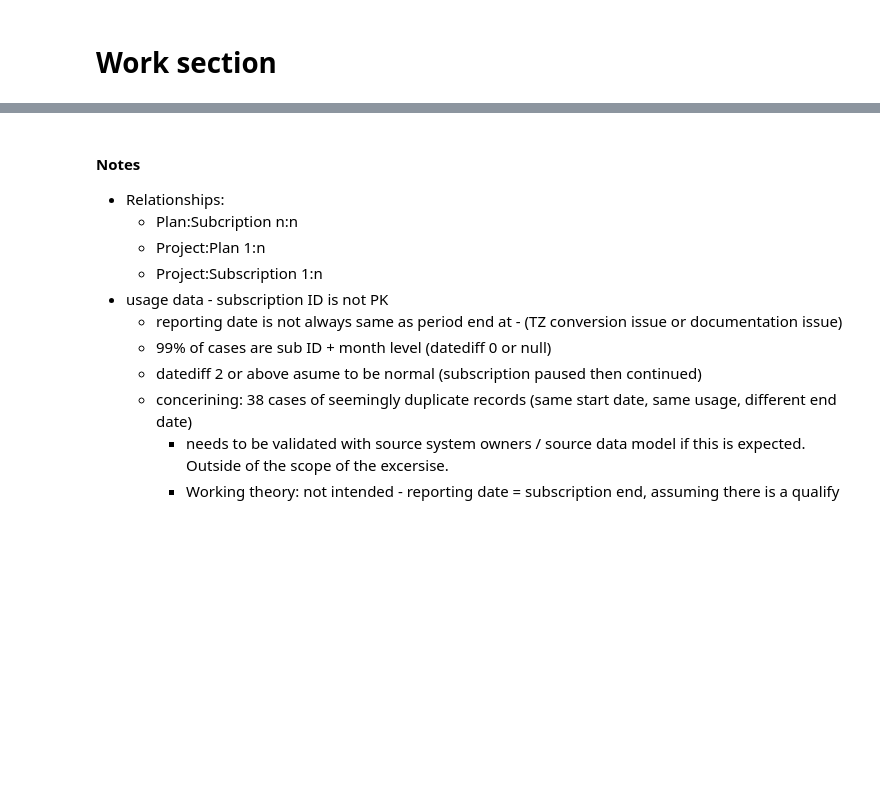
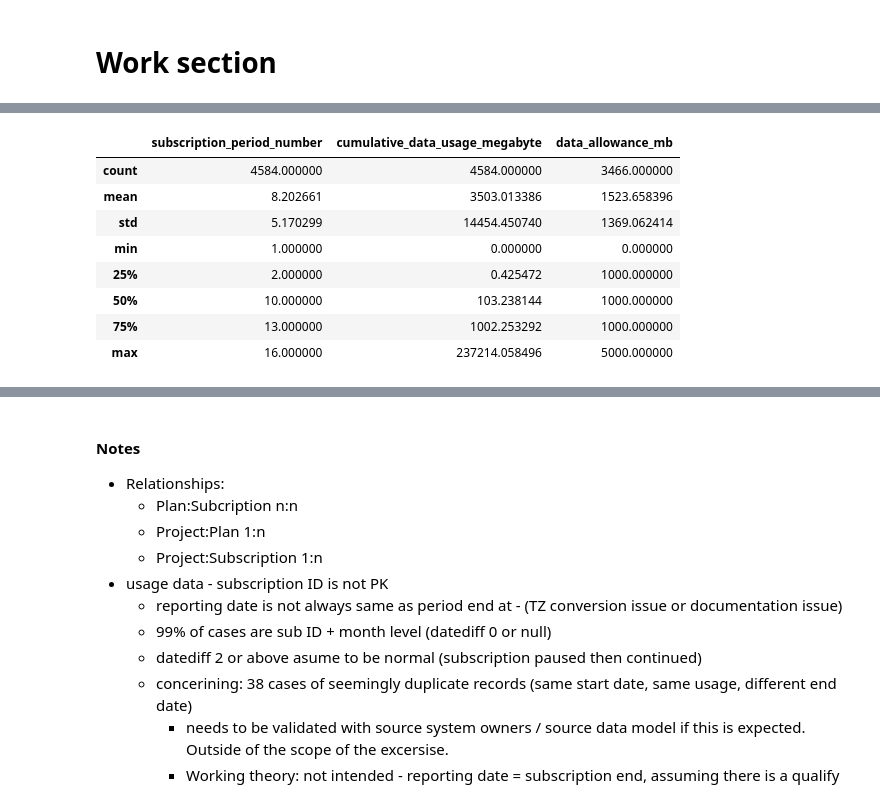
Before and after one commit to gigs-hiring/data-analyst-hiring, a Jupyter notebook: analysis.ipynb, the cells around one changed output, grey strips where cells are left out. Drawn from its saved outputs; the diff is of its cells as text; code cells hidden in the pictures; blank space fills up the shorter version.

```diff
--- a/analysis.ipynb
+++ b/analysis.ipynb
@@ -355,0 +415,12 @@ ModuleNotFoundError: No module named 'plotly'
+# %%
+df_deepdive.describe()
+# %% [output]
+|  | subscription_period_number | cumulative_data_usage_megabyte | data_allowance_mb |
+| count | 4584.000000 | 4584.000000 | 3466.000000 |
+| mean | 8.202661 | 3503.013386 | 1523.658396 |
+| std | 5.170299 | 14454.450740 | 1369.062414 |
+| min | 1.000000 | 0.000000 | 0.000000 |
+| 25% | 2.000000 | 0.425472 | 1000.000000 |
+| 50% | 10.000000 | 103.238144 | 1000.000000 |
+| 75% | 13.000000 | 1002.253292 | 1000.000000 |
+| max | 16.000000 | 237214.058496 | 5000.000000 |
```
Also changed, not shown: parts of 16 cells of this notebook, 2 other files.
